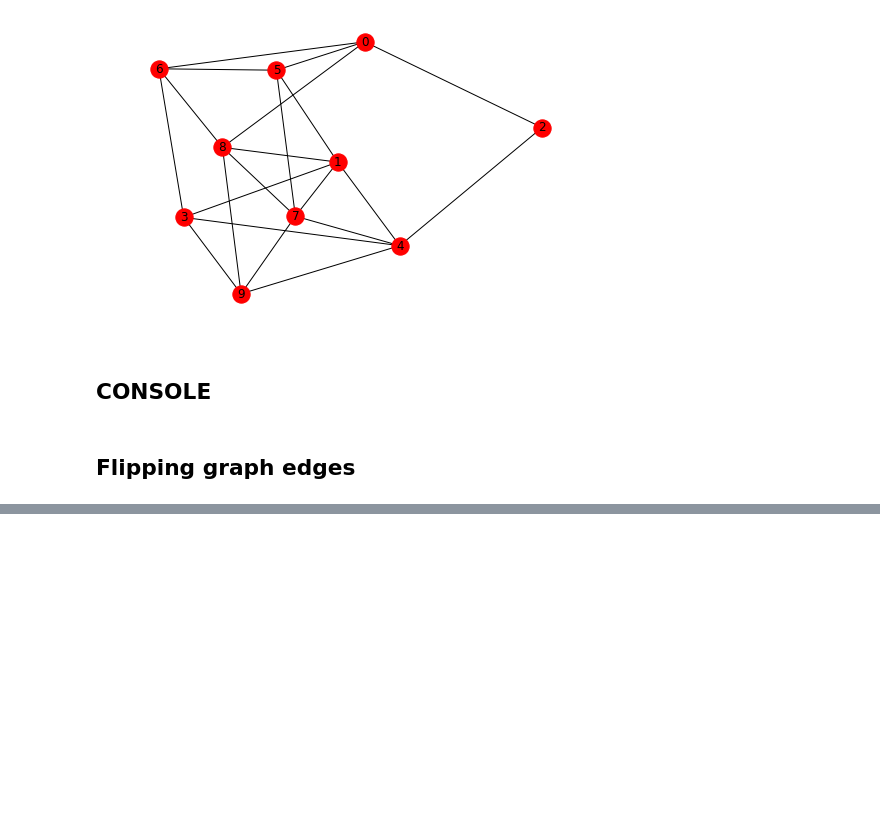
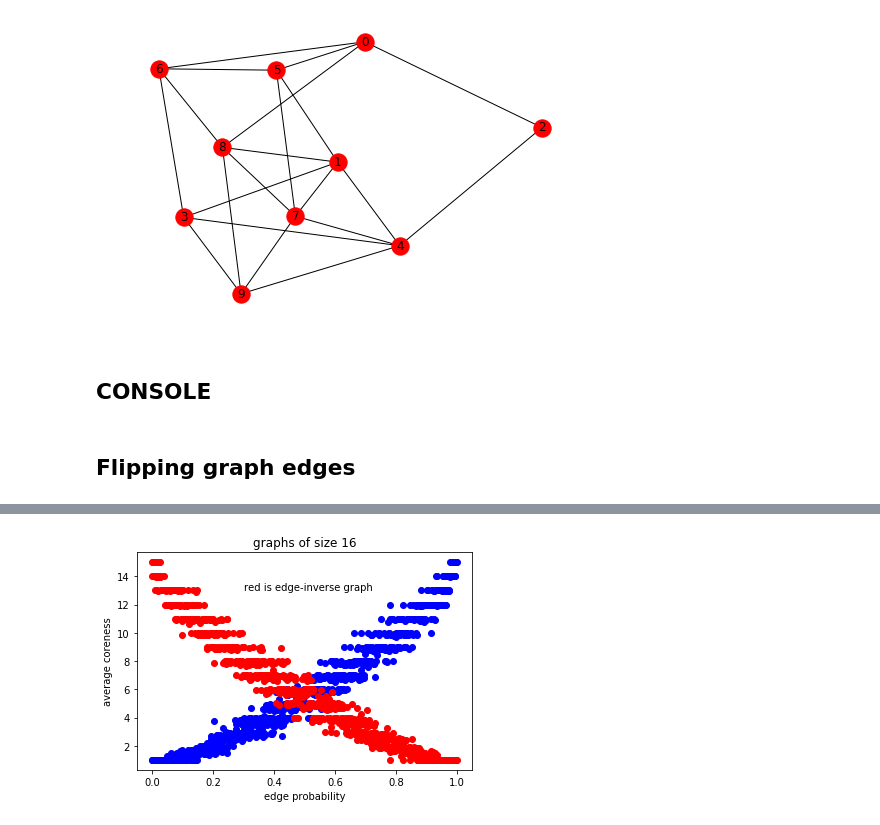
Before and after one commit to ta-rekt/motif-discovery, a Jupyter notebook: src/scratch.ipynb, the cells around one changed output, grey strips where cells are left out. Drawn from its saved outputs; the diff is of its cells as text; code cells hidden in the pictures; blank space fills up the shorter version.

```diff
--- a/src/scratch.ipynb
+++ b/src/scratch.ipynb
@@ -134,0 +195,9 @@ array([[0., 0., 0.],
+# %%
+plt.plot(x_axis, graphCoreness[1,], 'bo', x_axis, flippedCoreness[1,], 'ro')
+plt.text(0.3, 13, 'red is edge-inverse graph')
+plt.xlabel('edge probability')
+plt.ylabel('average coreness')
+plt.title('graphs of size 16')
+plt.show()
+# %% [output]
+[figure, added]
```
Also changed, not shown: parts of 21 cells of this notebook.
